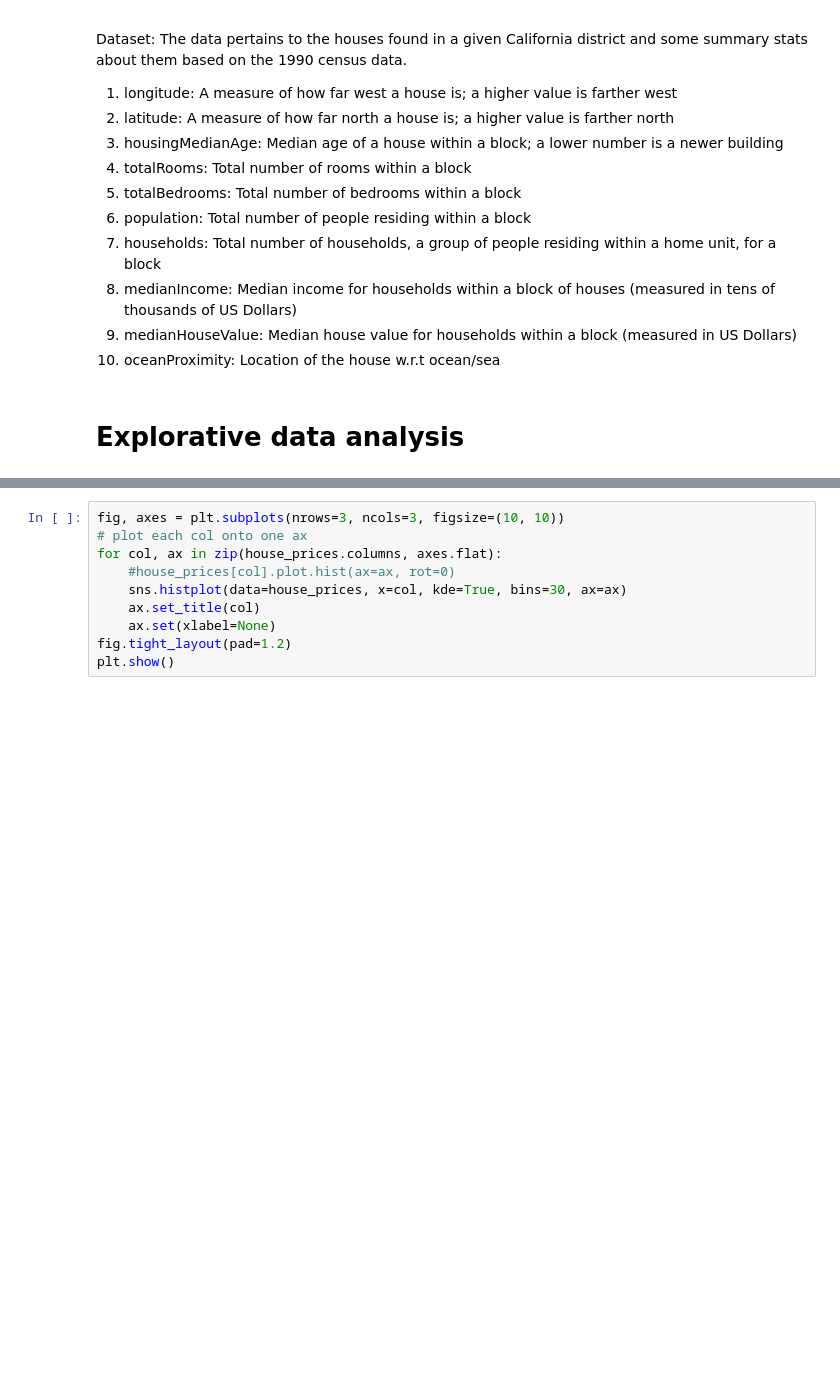
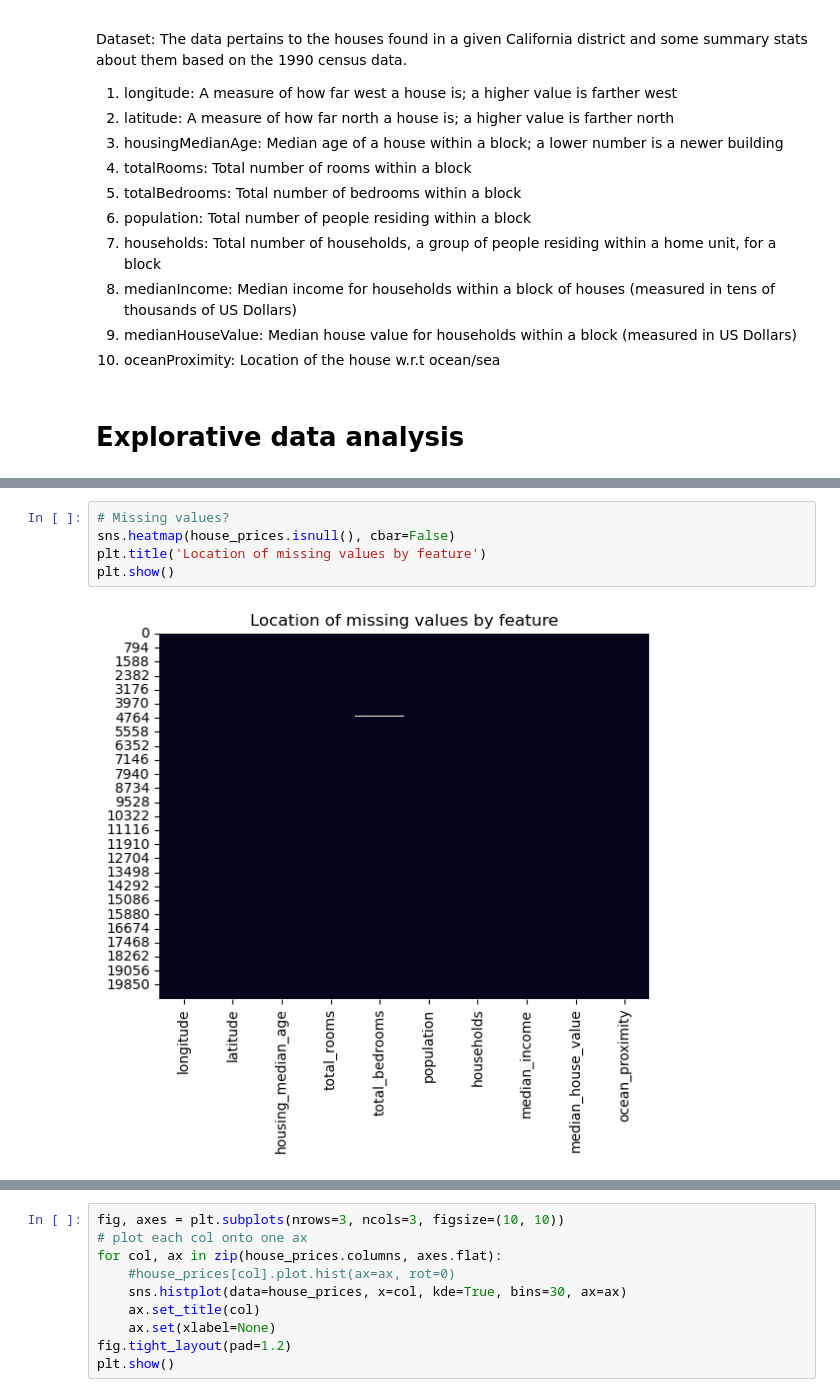
Before and after one commit to pdanninger/dsc_dach, a Jupyter notebook: mlflow_tutorial.ipynb, the cells around one changed output, grey strips where cells are left out. Cells and saved outputs as stored; diff of their text form; blank space fills up the shorter version.

```diff
--- a/mlflow_tutorial.ipynb
+++ b/mlflow_tutorial.ipynb
@@ -65,4 +68,11 @@ house_prices.describe()
 | 50% | -118.490000 | 34.260000 | 29.000000 | 2127.000000 | 435.000000 | 1166.000000 | 409.000000 | ... |
 | 75% | -118.010000 | 37.710000 | 37.000000 | 3148.000000 | 647.000000 | 1725.000000 | 605.000000 | ... |
 | max | -114.310000 | 41.950000 | 52.000000 | 39320.000000 | 6445.000000 | 35682.000000 | 6082.000000 | ... |
+# %%
+# Missing values?
+sns.heatmap(house_prices.isnull(), cbar=False)
+plt.title('Location of missing values by feature')
+plt.show()
+# %% [output]
+[figure, added]
 # %%
```
Also changed, not shown: parts of 16 cells of this notebook, 3 other files.
